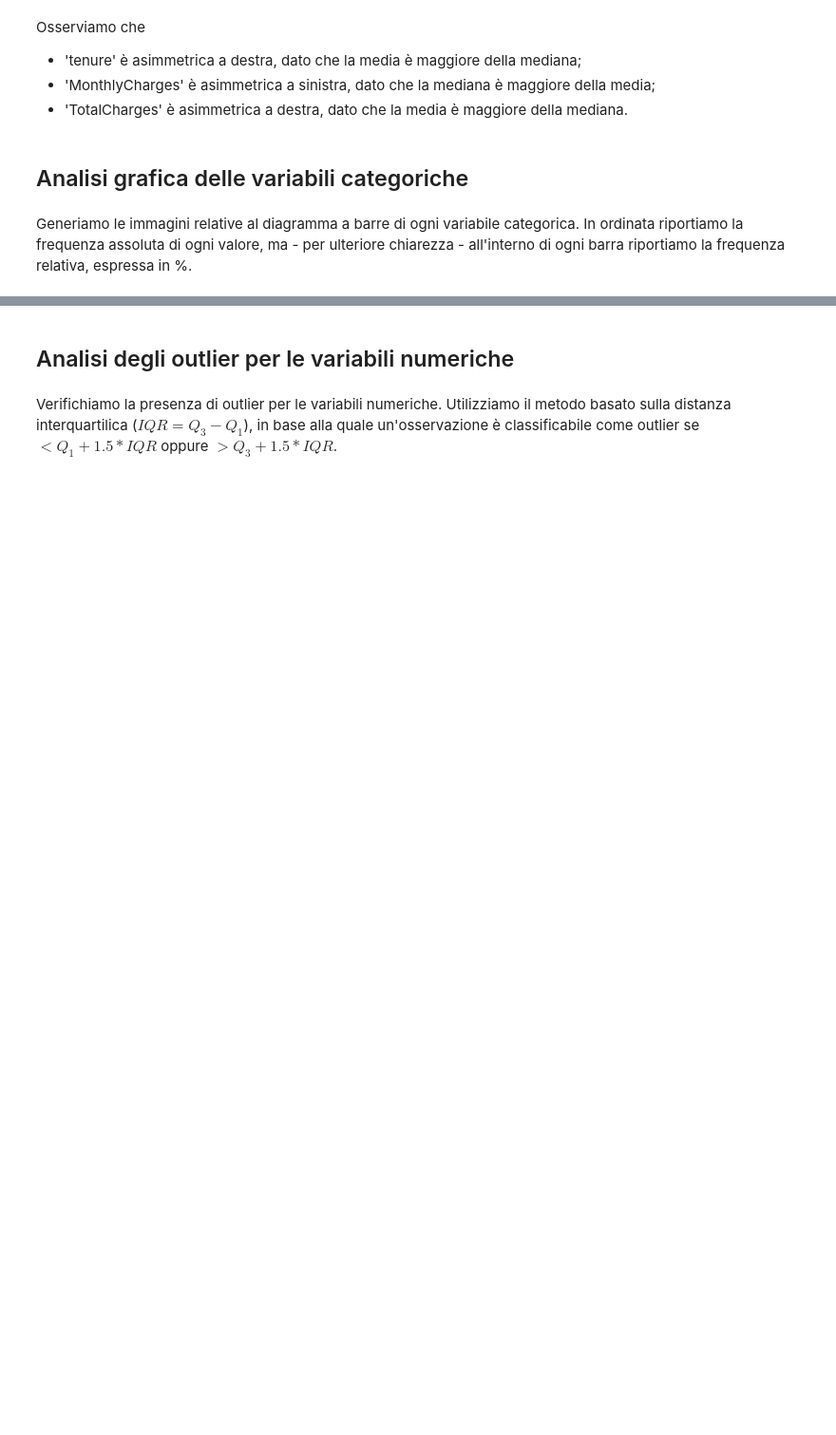
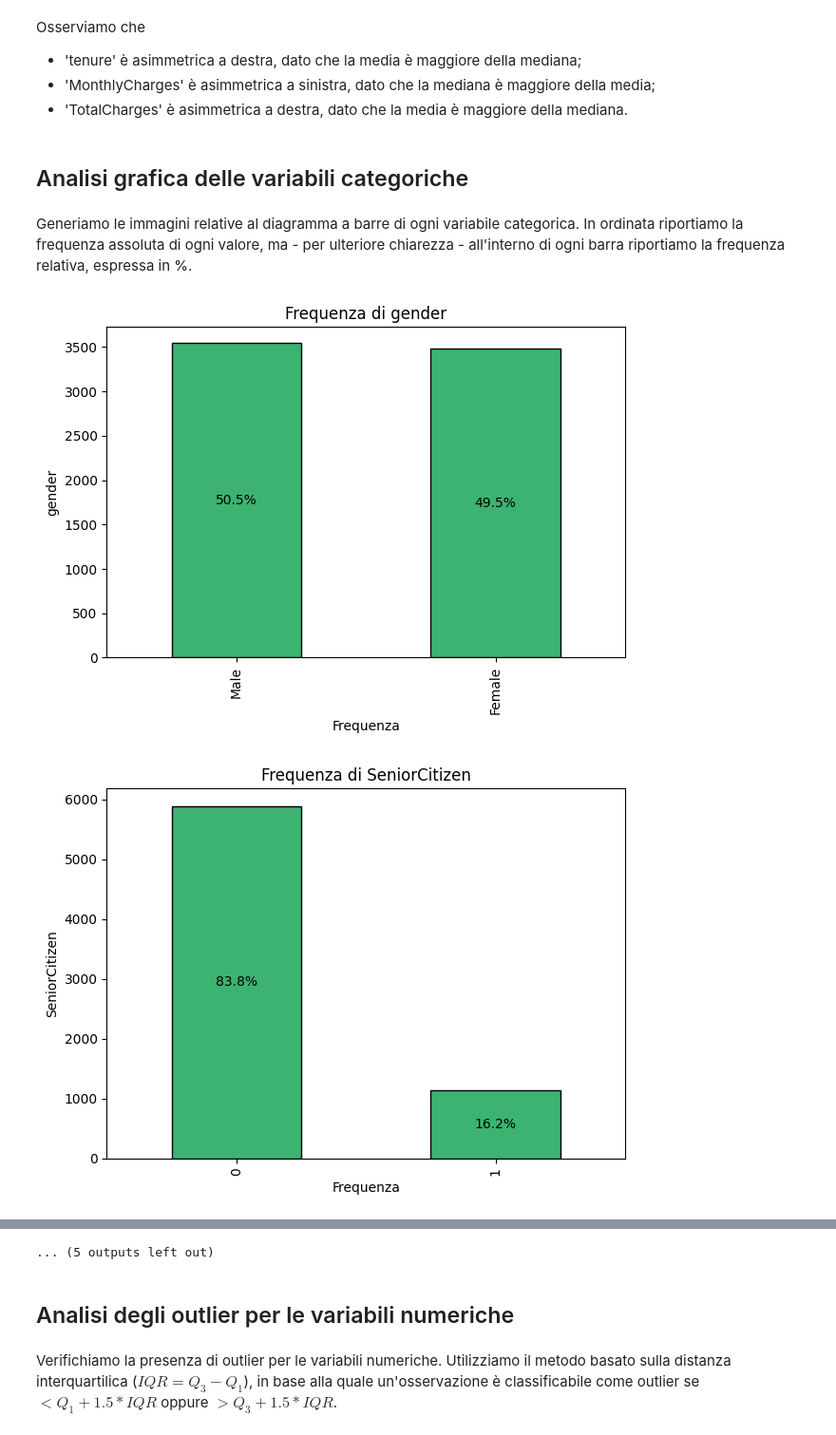
Before and after one commit to emamanni/AnalisiDeiDati_25-26, a Jupyter notebook: 07_AnalisiEsplorativaUnivariata.ipynb, the cells around one changed output, grey strips where cells are left out. Shown at 95% size. Cells and saved outputs as stored; diff of their text form; code cells hidden in the pictures; blank space fills up the shorter version.

```diff
--- a/07_AnalisiEsplorativaUnivariata.ipynb
+++ b/07_AnalisiEsplorativaUnivariata.ipynb
@@ -78,3 +248,32 @@ Osserviamo che
 ## Analisi grafica delle variabili categoriche
 # %% [markdown]
 Generiamo le immagini relative al diagramma a barre di ogni variabile categorica. In ordinata riportiamo la frequenza assoluta di ogni valore, ma - per ulteriore chiarezza - all'interno di ogni barra riportiamo la frequenza relativa, espressa in %.
+# %%
+for col in categoriche:
+  # print(f"Valori unici e frequenze per '{col}':\n", df[col].value_counts())
+
+  if col in ['customerID']:
+    continue  # Salta questa iterazione
+
+  file_path_barchart = os.path.join(folder_path_plots, f'count_{col}.png')
+  plt.figure()
+  frequenze = df[col].value_counts()
+
+  # Calcolo la percentuale per ogni categoria
+  percentuali = (frequenze / frequenze.sum()) * 100
+  bar_chart = frequenze.plot(kind='bar', color='mediumseagreen', edgecolor='black')
+
+  # Aggiunta delle percentuali all'interno ogni barra
+  for i, (freq, perc) in enumerate(zip(frequenze, percentuali)):
+    bar_chart.text(i, freq / 2, f'{perc:.1f}%', ha='center', va='center', fontsize=10, color='black')
+
+  plt.title(f'Frequenza di {col}')
+  plt.xlabel('Frequenza')
+  plt.ylabel(col)
+  plt.tight_layout()
+  plt.savefig(file_path_barchart)
+  plt.show()
+  plt.close()
+# %% [output]
+[figure, added]
+[figure, added]
@@ -81,3 +290,4 @@ Generiamo le immagini relative al diagramma a barre di ogni variabile categorica
+... (5 outputs left out)
 # %% [markdown]
 ## Analisi degli outlier per le variabili numeriche
 # %% [markdown]
```
Also changed, not shown: parts of 9 cells of this notebook.
